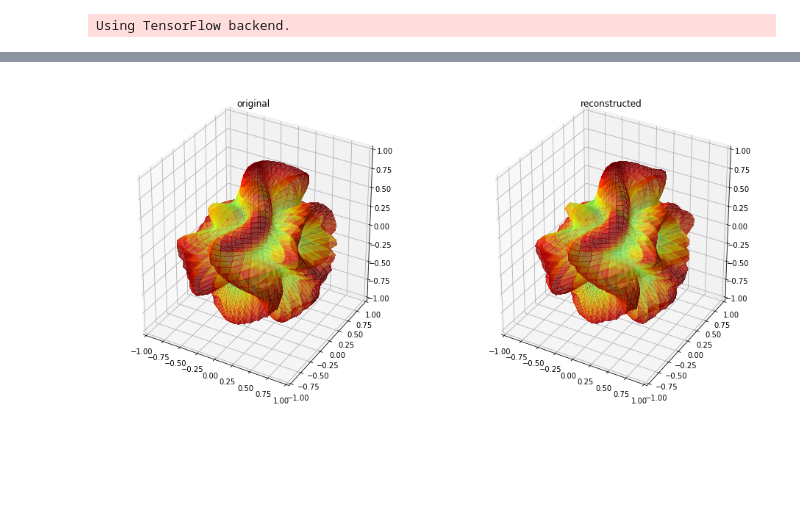
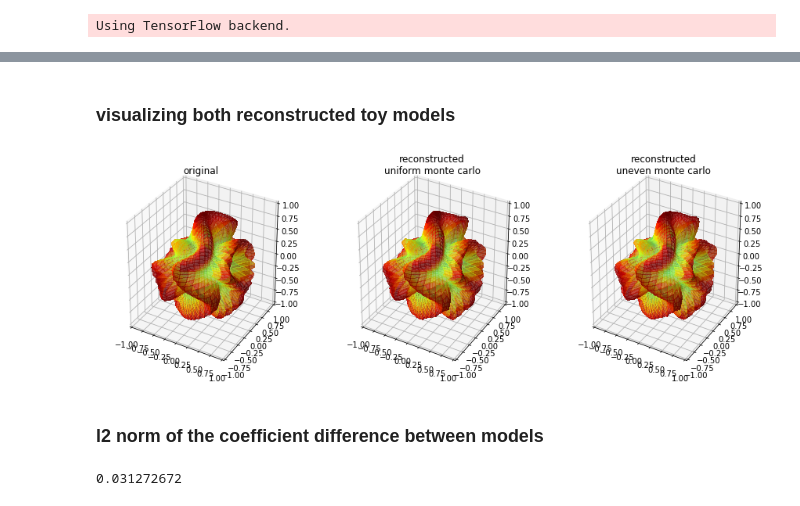
Before and after one commit to mammalwong/ml-study, a Jupyter notebook: study-spherical-harmonic.ipynb, the cells around one changed output, grey strips where cells are left out. Cells and saved outputs as stored; diff of their text form; code cells hidden in the pictures; blank space fills up the shorter version.

```diff
--- a/study-spherical-harmonic.ipynb
+++ b/study-spherical-harmonic.ipynb
@@ -158,14 +246,14 @@ class SphericalHarmonic(keras.layers.Layer):
         self.__SHs = []
         for l in range(self.bands):
             for m in range(-l, l+1):
-                sym_SH = SH(l, m, theta, phi).simplify()
+                sym_SH = SH(l, m, theta, phi)
                 tf_SH = lambdify((theta, phi), sym_SH.evalf(),
                                  modules=['tensorflow','numpy'])
                 self.__SHs.append(tf_SH)
         super(SphericalHarmonic, self).build(input_shape)
 
     def call(self, inputs):
-        THETA, PHI = inputs[:,0:1], inputs[:,1:2]
+        THETA, PHI = inputs[:,:,0], inputs[:,:,1]
         R = self.__SHs[0](THETA, PHI) * self.coff[:,:,0]
         for i in range(1, len(self.__SHs)):
             R += self.__SHs[i](THETA, PHI) * self.coff[:,:,i]
@@ -194,15 +289,17 @@ _________________________________________________________________
 # %%
-theta_, phi_ = np.linspace(0, 1, 50), np.linspace(0, 1, 50)
-theta_, phi_ = np.pi*theta_, 2*np.pi*phi_
-THETA, PHI = np.meshgrid(theta_, phi_)
+%%time
+THETA, PHI = \
+    np.stack([SAMPLE_MESH[0],RENDER_MESH[0]]), \
+    np.stack([SAMPLE_MESH[1],RENDER_MESH[1]])
 X = np.sin(THETA) * np.cos(PHI)
 Y = np.sin(THETA) * np.sin(PHI)
 Z = np.cos(THETA)
 O = original(X,Y,Z)
-M.fit(np.hstack([
-    np.reshape(THETA, [-1])[:,np.newaxis],
-    np.reshape(PHI, [-1])[:,np.newaxis]]), \
-    np.reshape(O, [-1])[:,np.newaxis], batch_size=64, epochs=1000, callbacks=[
+M.fit(np.stack([
+    np.swapaxes(np.reshape(THETA, [2,-1])[:,:], 0, 1),
+    np.swapaxes(np.reshape(PHI, [2,-1])[:,:], 0, 1)], axis=-1),
+    np.swapaxes(np.reshape(O, [2,-1])[:,:], 0, 1),
+    batch_size=64, epochs=1000, callbacks=[
         keras.callbacks.ReduceLROnPlateau(monitor='loss', patience=2, verbose=True),
         keras.callbacks.EarlyStopping(monitor='loss'),
     ])
@@ -228,30 +324,56 @@ Epoch 00132: ReduceLROnPlateau reducing learning rate to 1.000000082740371e-08.
+# %% [markdown]
+### visualizing both reconstructed toy models
 # %%
-R = M.predict(np.hstack([
+THETA, PHI = RENDER_MESH
+X = np.sin(THETA) * np.cos(PHI)
+Y = np.sin(THETA) * np.sin(PHI)
+Z = np.cos(THETA)
+O = original(X,Y,Z)
+R = M.predict(np.repeat(np.stack([
     np.reshape(THETA, [-1])[:,np.newaxis],
-    np.reshape(PHI, [-1])[:,np.newaxis]]))
-R = np.reshape(R, O.shape)
-fig = plt.figure(figsize=(16,8))
+    np.reshape(PHI, [-1])[:,np.newaxis]], axis=-1), 2, axis=1))
+R = np.reshape(R, O.shape+(2,))
+fig = plt.figure(figsize=(15,5))
 plot_lim = 1.
-ax = fig.add_subplot(1,2,1, projection='3d')
+ax = fig.add_subplot(1,3,1, projection='3d')
 ax.set_title("original")
 ax.set_xlim((-plot_lim,plot_lim))
 ax.set_ylim((-plot_lim,plot_lim))
 ax.set_zlim((-plot_lim,plot_lim))
 ax.plot_surface(
     abs(O)*X, abs(O)*Y, abs(O)*Z,
     rstride=1, cstride=1,
     facecolors=plt.cm.jet(O),
     linewidth=0, antialiased=False, alpha=0.5)
-ax = fig.add_subplot(1,2,2, projection='3d')
-ax.set_title("reconstructed")
+ax = fig.add_subplot(1,3,2, projection='3d')
+ax.set_title("reconstructed\nuniform monte carlo")
 ax.set_xlim((-plot_lim,plot_lim))
 ax.set_ylim((-plot_lim,plot_lim))
 ax.set_zlim((-plot_lim,plot_lim))
 ax.plot_surface(
-    abs(R)*X, abs(R)*Y, abs(R)*Z,
+    abs(R[:,:,0])*X, abs(R[:,:,0])*Y, abs(R[:,:,0])*Z,
     rstride=1, cstride=1,
-    facecolors=plt.cm.jet(R),
+    facecolors=plt.cm.jet(R[:,:,0]),
+    linewidth=0, antialiased=False, alpha=0.5)
+ax = fig.add_subplot(1,3,3, projection='3d')
+ax.set_title("reconstructed\nuneven monte carlo")
+ax.set_xlim((-plot_lim,plot_lim))
+ax.set_ylim((-plot_lim,plot_lim))
+ax.set_zlim((-plot_lim,plot_lim))
+ax.plot_surface(
+    abs(R[:,:,1])*X, abs(R[:,:,1])*Y, abs(R[:,:,1])*Z,
+    rstride=1, cstride=1,
+    facecolors=plt.cm.jet(R[:,:,1]),
     linewidth=0, antialiased=False, alpha=0.5)
 plt.show()
 # %% [output]
-[figure, old version]
+[figure, new version]
+# %% [markdown]
+### l2 norm of the coefficient difference between models
+# %%
+coff = M.get_layer(index=1).get_weights()[0]
+coff_uniform = coff[0, 0]
+coff_uneven = coff[0, 1]
+np.linalg.norm(coff_uniform - coff_uneven)
+# %% [output]
+0.031272672
```
Also changed, not shown: parts of 23 cells of this notebook.
